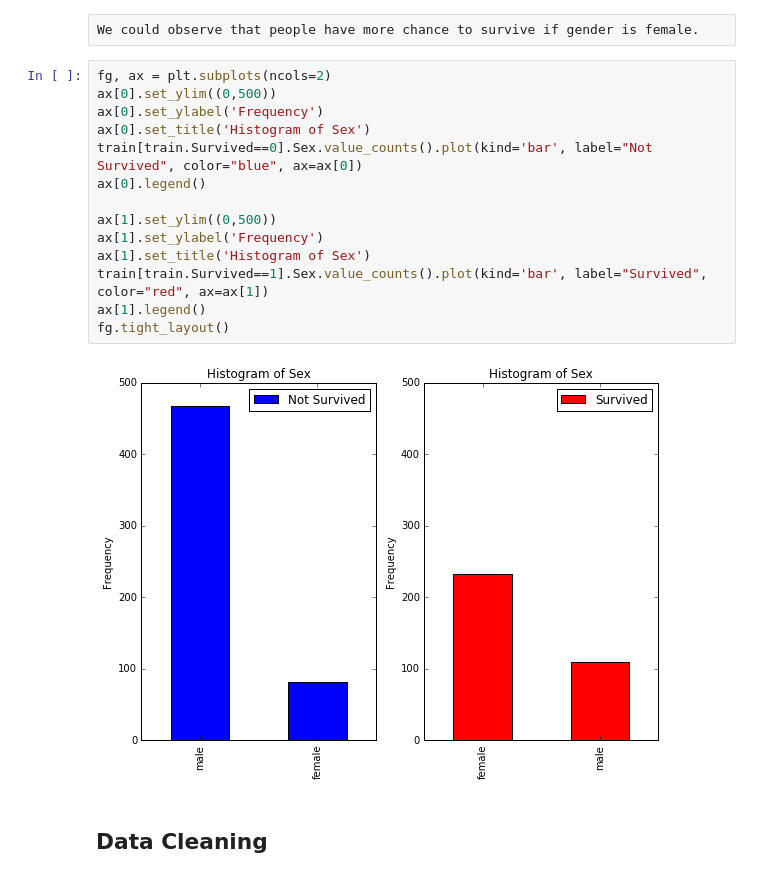
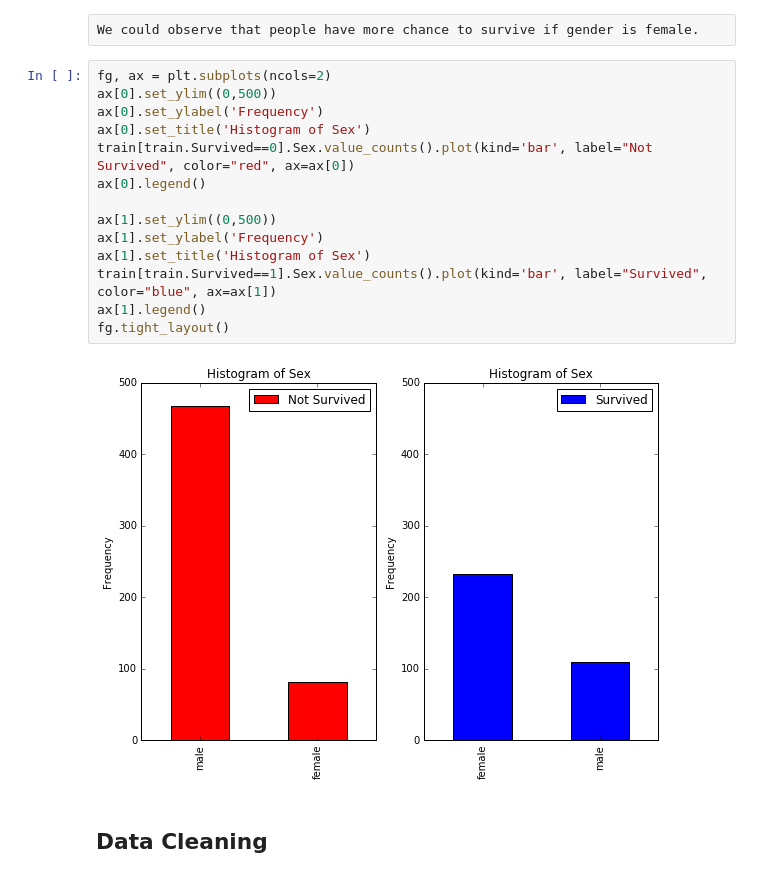
Before and after one commit to ArthurLu/Kaggle.Titanic, a Jupyter notebook: notebook.ipynb, the cells around one changed output. Cells and saved outputs as stored; diff of their text form.

```diff
--- a/notebook.ipynb
+++ b/notebook.ipynb
@@ -141,19 +143,19 @@ We could observe that people have more chance to survive if gender is female.
 # %%
 fg, ax = plt.subplots(ncols=2)
 ax[0].set_ylim((0,500))
 ax[0].set_ylabel('Frequency')
 ax[0].set_title('Histogram of Sex')
-train[train.Survived==0].Sex.value_counts().plot(kind='bar', label="Not Survived", color="blue", ax=ax[0])
+train[train.Survived==0].Sex.value_counts().plot(kind='bar', label="Not Survived", color="red", ax=ax[0])
 ax[0].legend()
 
 ax[1].set_ylim((0,500))
 ax[1].set_ylabel('Frequency')
 ax[1].set_title('Histogram of Sex')
-train[train.Survived==1].Sex.value_counts().plot(kind='bar', label="Survived", color="red", ax=ax[1])
+train[train.Survived==1].Sex.value_counts().plot(kind='bar', label="Survived", color="blue", ax=ax[1])
 ax[1].legend()
 fg.tight_layout()
 # %% [output]
-[figure, old version]
+[figure, new version]
 # %% [markdown]
 ## Data Cleaning
 # %% [markdown]
```
Also changed, not shown: parts of 27 cells of this notebook.
